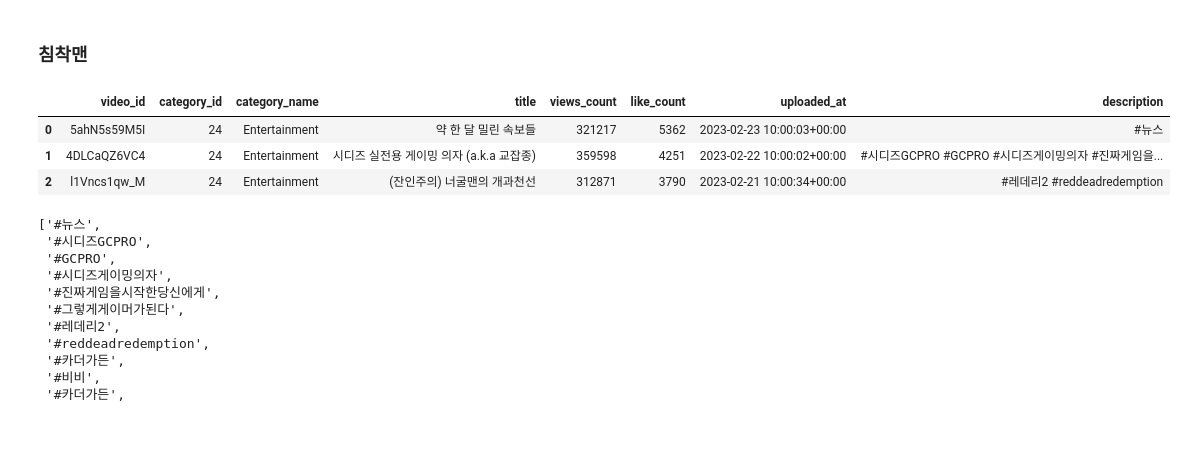
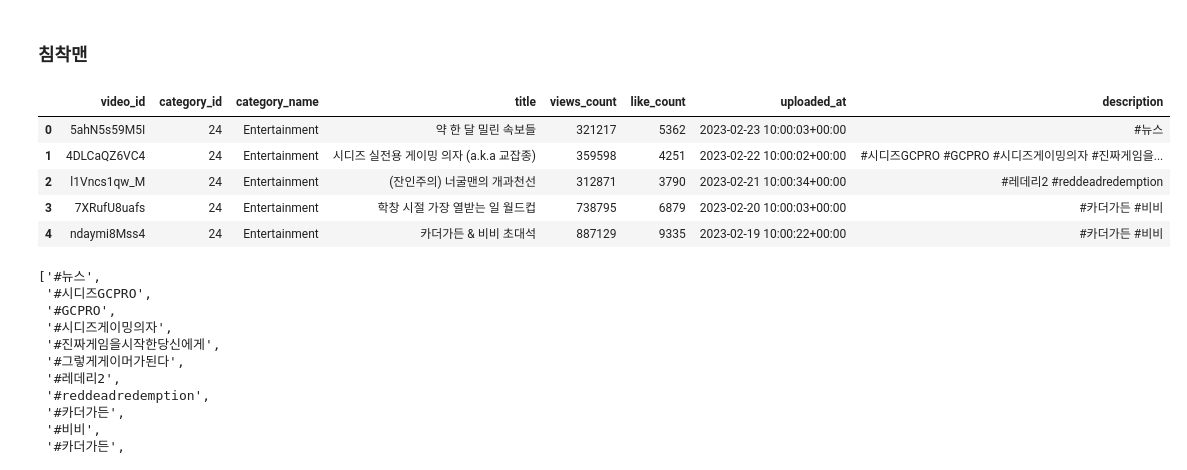
Before and after one commit to kimhyunso/coper-project, a Jupyter notebook: practice_analysis_dowon.ipynb, the cells around one changed output. Cells and saved outputs as stored; diff of their text form; code cells hidden in the pictures; blank space fills up the shorter version.

```diff
--- a/practice_analysis_dowon.ipynb
+++ b/practice_analysis_dowon.ipynb
@@ -575,36 +555,34 @@ shorts_bool = df_gsic_videos.title.str.contains('#shorts')
 # %%
 import pandas as pd
 import Preprocessing as prep
 import numpy as np
 import matplotlib.pyplot as plt
 import seaborn as sns
 import warnings
 
 warnings.filterwarnings('ignore')
 
-plt.rc('font', family='Malgun Gothic')
+plt.rc('font', family="NanumGothic")
 plt.rcParams['axes.unicode_minus'] = False
 plt.rcParams['figure.figsize'] = (11, 8)
 
 import re
 
-from collections import Counter
-
-def hashtag(text:str) -> str:
-    result = ' '.join(re.findall('#\w+', text))
-    return result
 
 df = pd.read_csv('../자료/침착맨_videos.csv', encoding='utf-8', engine='python')
+human_list = pd.read_table('../자료/chim_dict.txt', encoding='utf-8', engine='python', sep='\t')
 
 df.uploaded_at = pd.to_datetime(df.uploaded_at)
-df.description = df.description.apply(prep.extract_hashtags)
-df.description = df.description.str.replace("#침착맨 ", "")
-df.head(3)
+df.description = df.description.apply(lambda x: prep.extract_hashtags(x, "#침착맨 "))
+# df.description = df.description.str.replace("#침착맨 ", "")
+df.head()
 # %% [output]
 |  | video_id | category_id | category_name | title | views_count | like_count | uploaded_at | description |
 | 0 | 5ahN5s59M5I | 24 | Entertainment | 약 한 달 밀린 속보들 | 321217 | 5362 | 2023-02-23 10:00:03+00:00 | #뉴스 |
 | 1 | 4DLCaQZ6VC4 | 24 | Entertainment | 시디즈 실전용 게이밍 의자 (a.k.a 교잡종) | 359598 | 4251 | 2023-02-22 10:00:02+00:00 | #시디즈GCPRO #GCPRO #시디즈게이밍의자 #진짜게임을... |
 | 2 | l1Vncs1qw_M | 24 | Entertainment | (잔인주의) 너굴맨의 개과천선 | 312871 | 3790 | 2023-02-21 10:00:34+00:00 | #레데리2 #reddeadredemption |
+| 3 | 7XRufU8uafs | 24 | Entertainment | 학창 시절 가장 열받는 일 월드컵 | 738795 | 6879 | 2023-02-20 10:00:03+00:00 | #카더가든 #비비 |
+| 4 | ndaymi8Mss4 | 24 | Entertainment | 카더가든 & 비비 초대석 | 887129 | 9335 | 2023-02-19 10:00:22+00:00 | #카더가든 #비비 |
 # %%
 prep.hashtag_list(df)
 # %% [output]
```
Also changed, not shown: parts of 12 cells of this notebook, 3 other files.
